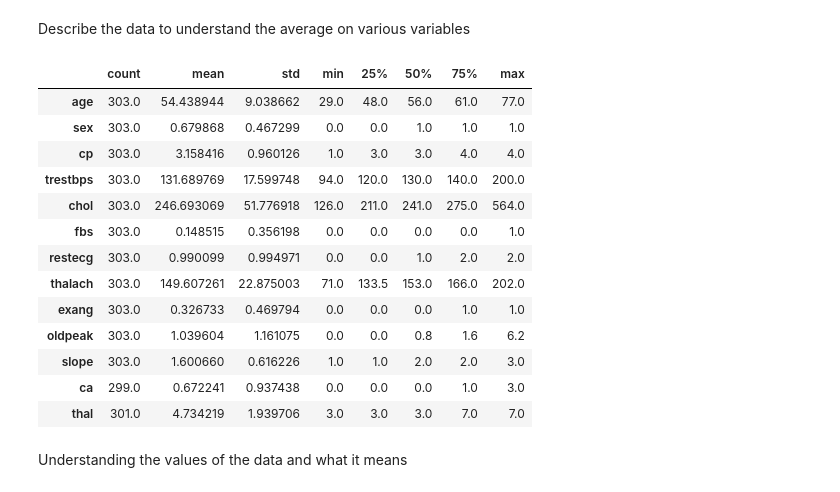
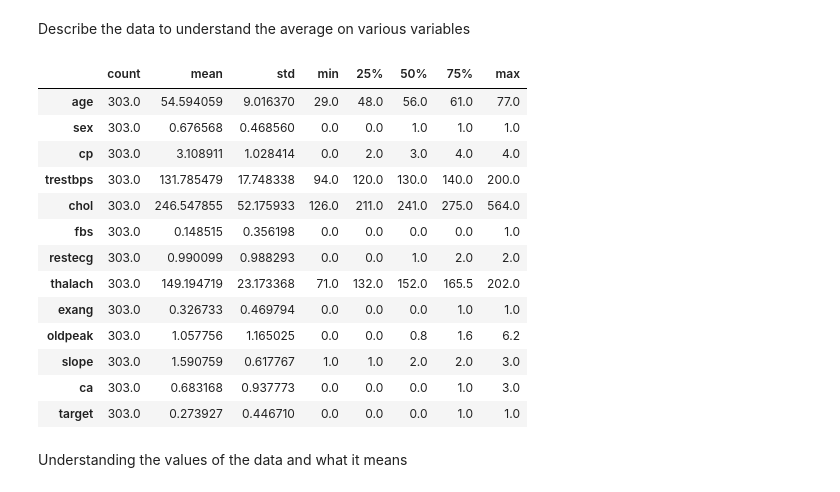
Before and after one commit to SarvaniK-26/VitalSense, a Jupyter notebook: main.ipynb, the cells around one changed output. Cells and saved outputs as stored; diff of their text form; code cells hidden in the pictures.

```diff
--- a/main.ipynb
+++ b/main.ipynb
@@ -41,0 +1,3 @@ print(heart_disease.variables)
+# %%
+file_url = "http://storage.googleapis.com/download.tensorflow.org/data/heart.csv"
+dataframe = pd.read_csv(file_url)
@@ -102,22 +44,22 @@ dtype: object
 # %% [markdown]
 Describe the data to understand the average on various variables
 # %%
-X.describe().T
+dataframe.describe().T
 # %% [output]
 |  | count | mean | std | min | 25% | 50% | 75% | max |
-| age | 303.0 | 54.438944 | 9.038662 | 29.0 | 48.0 | 56.0 | 61.0 | 77.0 |
-| sex | 303.0 | 0.679868 | 0.467299 | 0.0 | 0.0 | 1.0 | 1.0 | 1.0 |
-| cp | 303.0 | 3.158416 | 0.960126 | 1.0 | 3.0 | 3.0 | 4.0 | 4.0 |
-| trestbps | 303.0 | 131.689769 | 17.599748 | 94.0 | 120.0 | 130.0 | 140.0 | 200.0 |
-| chol | 303.0 | 246.693069 | 51.776918 | 126.0 | 211.0 | 241.0 | 275.0 | 564.0 |
+| age | 303.0 | 54.594059 | 9.016370 | 29.0 | 48.0 | 56.0 | 61.0 | 77.0 |
+| sex | 303.0 | 0.676568 | 0.468560 | 0.0 | 0.0 | 1.0 | 1.0 | 1.0 |
+| cp | 303.0 | 3.108911 | 1.028414 | 0.0 | 2.0 | 3.0 | 4.0 | 4.0 |
+| trestbps | 303.0 | 131.785479 | 17.748338 | 94.0 | 120.0 | 130.0 | 140.0 | 200.0 |
+| chol | 303.0 | 246.547855 | 52.175933 | 126.0 | 211.0 | 241.0 | 275.0 | 564.0 |
 | fbs | 303.0 | 0.148515 | 0.356198 | 0.0 | 0.0 | 0.0 | 0.0 | 1.0 |
-| restecg | 303.0 | 0.990099 | 0.994971 | 0.0 | 0.0 | 1.0 | 2.0 | 2.0 |
-| thalach | 303.0 | 149.607261 | 22.875003 | 71.0 | 133.5 | 153.0 | 166.0 | 202.0 |
+| restecg | 303.0 | 0.990099 | 0.988293 | 0.0 | 0.0 | 1.0 | 2.0 | 2.0 |
+| thalach | 303.0 | 149.194719 | 23.173368 | 71.0 | 132.0 | 152.0 | 165.5 | 202.0 |
 | exang | 303.0 | 0.326733 | 0.469794 | 0.0 | 0.0 | 0.0 | 1.0 | 1.0 |
-| oldpeak | 303.0 | 1.039604 | 1.161075 | 0.0 | 0.0 | 0.8 | 1.6 | 6.2 |
-| slope | 303.0 | 1.600660 | 0.616226 | 1.0 | 1.0 | 2.0 | 2.0 | 3.0 |
-| ca | 299.0 | 0.672241 | 0.937438 | 0.0 | 0.0 | 0.0 | 1.0 | 3.0 |
-| thal | 301.0 | 4.734219 | 1.939706 | 3.0 | 3.0 | 3.0 | 7.0 | 7.0 |
+| oldpeak | 303.0 | 1.057756 | 1.165025 | 0.0 | 0.0 | 0.8 | 1.6 | 6.2 |
+| slope | 303.0 | 1.590759 | 0.617767 | 1.0 | 1.0 | 2.0 | 2.0 | 3.0 |
+| ca | 303.0 | 0.683168 | 0.937773 | 0.0 | 0.0 | 0.0 | 1.0 | 3.0 |
+| target | 303.0 | 0.273927 | 0.446710 | 0.0 | 0.0 | 0.0 | 1.0 | 1.0 |
 # %% [markdown]
 Understanding the values of the data and what it means
 # %% [markdown]
```
Also changed, not shown: parts of 25 cells of this notebook, 1 other file.
